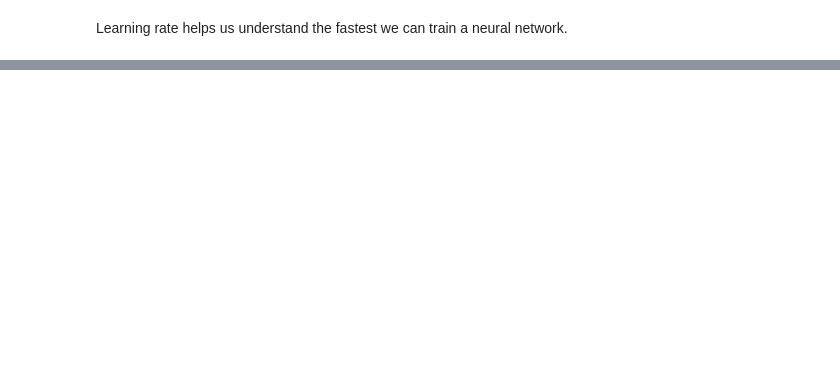
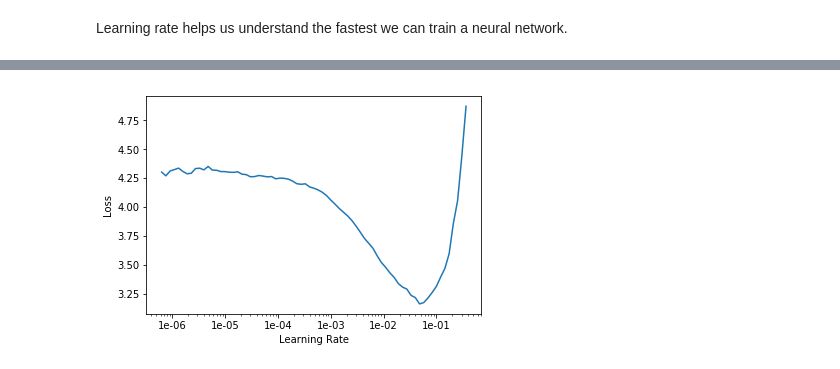
Before and after one commit to atul1234anand/DBMS-project-trip-booking, a Jupyter notebook: Prg1.ipynb, the cells around one changed output, grey strips where cells are left out. Cells and saved outputs as stored; diff of their text form; code cells hidden in the pictures; blank space fills up the shorter version.

```diff
--- a/Prg1.ipynb
+++ b/Prg1.ipynb
@@ -99,0 +138,5 @@ Learning rate helps us understand the fastest we can train a neural network.
+# %%
+data2 = ImageDataBunch.from_name_re(path_im, fname,pat, ds_tfms=get_transforms(),
+                                   size=299,bs = 10)
+# %%
+learner2 = cnn_learner(data2, models.resnet50, metrics = error_rate)
@@ -99,0 +148,4 @@ Learning rate helps us understand the fastest we can train a neural network.
+# %%
+learner2.recorder.plot()
+# %% [output]
+[figure, added]
```
Also changed, not shown: parts of 13 cells of this notebook.
